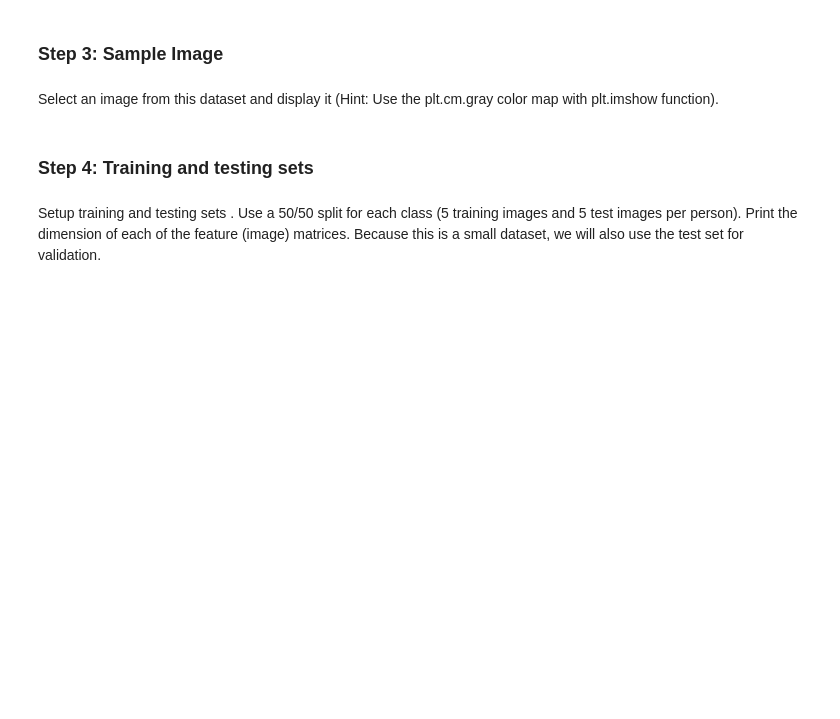
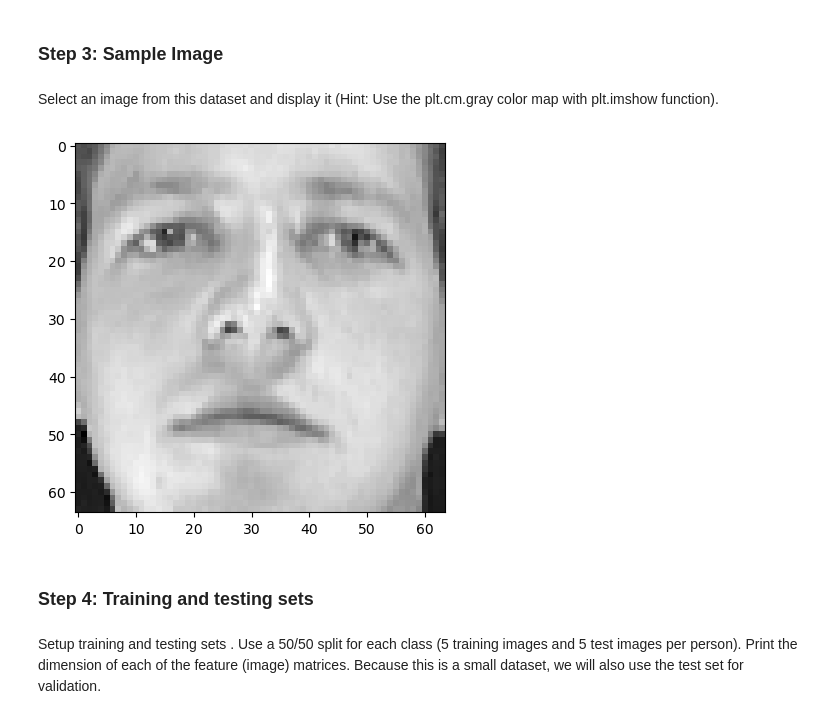
Before and after one commit to marhas109/ds10_all, a Jupyter notebook: C10_M3_Lab_pt2.ipynb, the cells around one changed output. Cells and saved outputs as stored; diff of their text form; code cells hidden in the pictures; blank space fills up the shorter version.

```diff
--- a/C10_M3_Lab_pt2.ipynb
+++ b/C10_M3_Lab_pt2.ipynb
@@ -42,3 +40,11 @@ Select an image from this dataset and display it (Hint: Use the plt.cm.gray colo
+# %%
+# Selecting an image
+
+sample_image = X[6]
+plt.imshow(sample_image, cmap=plt.cm.gray)
+plt.show()
+# %% [output]
+[figure, added]
 # %% [markdown]
 ### Step 4: Training and testing sets
 # %% [markdown]
```
Also changed, not shown: parts of 20 cells of this notebook.
